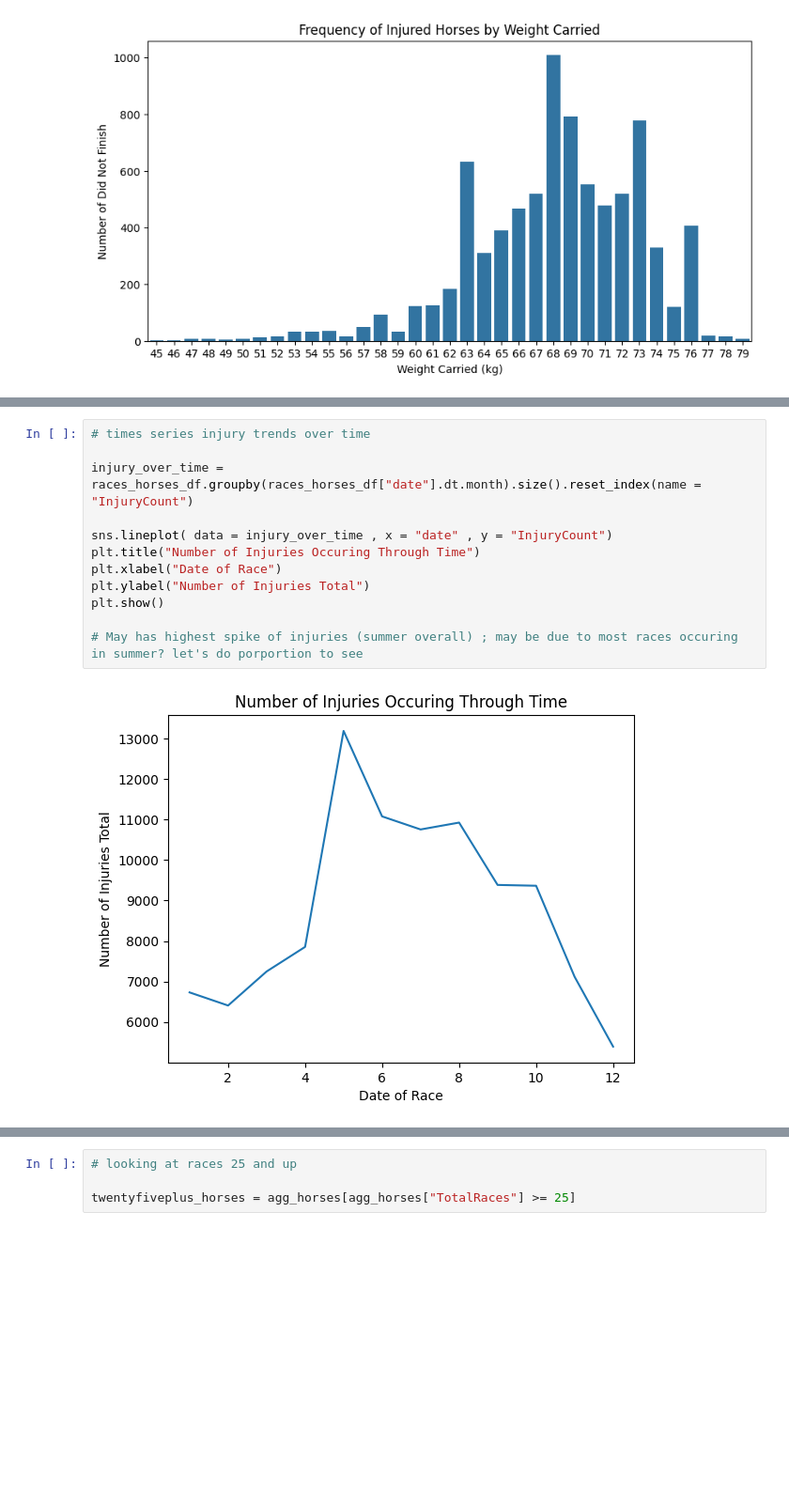
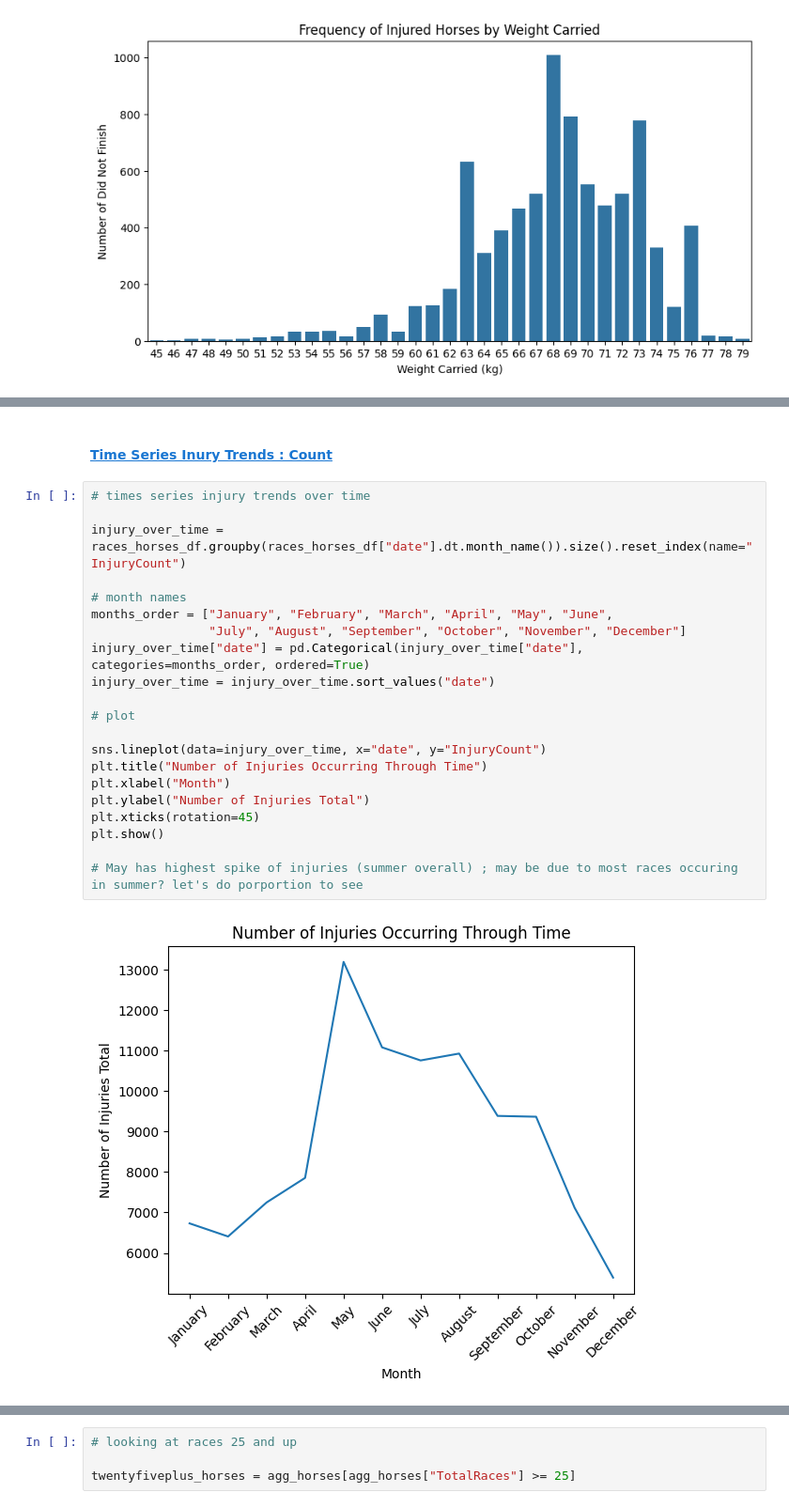
Before and after one commit to sabridelrosal/RaceHorsesROI, a Jupyter notebook: notebooks/02-eda.ipynb, the cells around one changed output, grey strips where cells are left out. Shown: that part at 94% size. Saved outputs shown, nothing was run; the diff lists cells and outputs as text; blank space fills up the shorter version.

```diff
--- a/notebooks/02-eda.ipynb
+++ b/notebooks/02-eda.ipynb
@@ -395,14 +465,25 @@ print(heavy_horses)
+# %% [markdown]
+#### <a id='toc2_1_6_6_'></a>[Time Series Inury Trends : Count](#toc0_)
 # %%
 # times series injury trends over time
 
-injury_over_time = races_horses_df.groupby(races_horses_df["date"].dt.month).size().reset_index(name = "InjuryCount")
+injury_over_time = races_horses_df.groupby(races_horses_df["date"].dt.month_name()).size().reset_index(name="InjuryCount")
 
-sns.lineplot( data = injury_over_time , x = "date" , y = "InjuryCount")
-plt.title("Number of Injuries Occuring Through Time")
-plt.xlabel("Date of Race")
+# month names
+months_order = ["January", "February", "March", "April", "May", "June",
+                "July", "August", "September", "October", "November", "December"]
+injury_over_time["date"] = pd.Categorical(injury_over_time["date"], categories=months_order, ordered=True)
+injury_over_time = injury_over_time.sort_values("date")
+
+# plot
+
+sns.lineplot(data=injury_over_time, x="date", y="InjuryCount")
+plt.title("Number of Injuries Occurring Through Time")
+plt.xlabel("Month")
 plt.ylabel("Number of Injuries Total")
+plt.xticks(rotation=45)
 plt.show()
 
 # May has highest spike of injuries (summer overall) ; may be due to most races occuring in summer? let's do porportion to see
 # %% [output]
-[figure, old version]
+[figure, new version]
```
Also changed, not shown: parts of 64 cells of this notebook, 22 other files.
